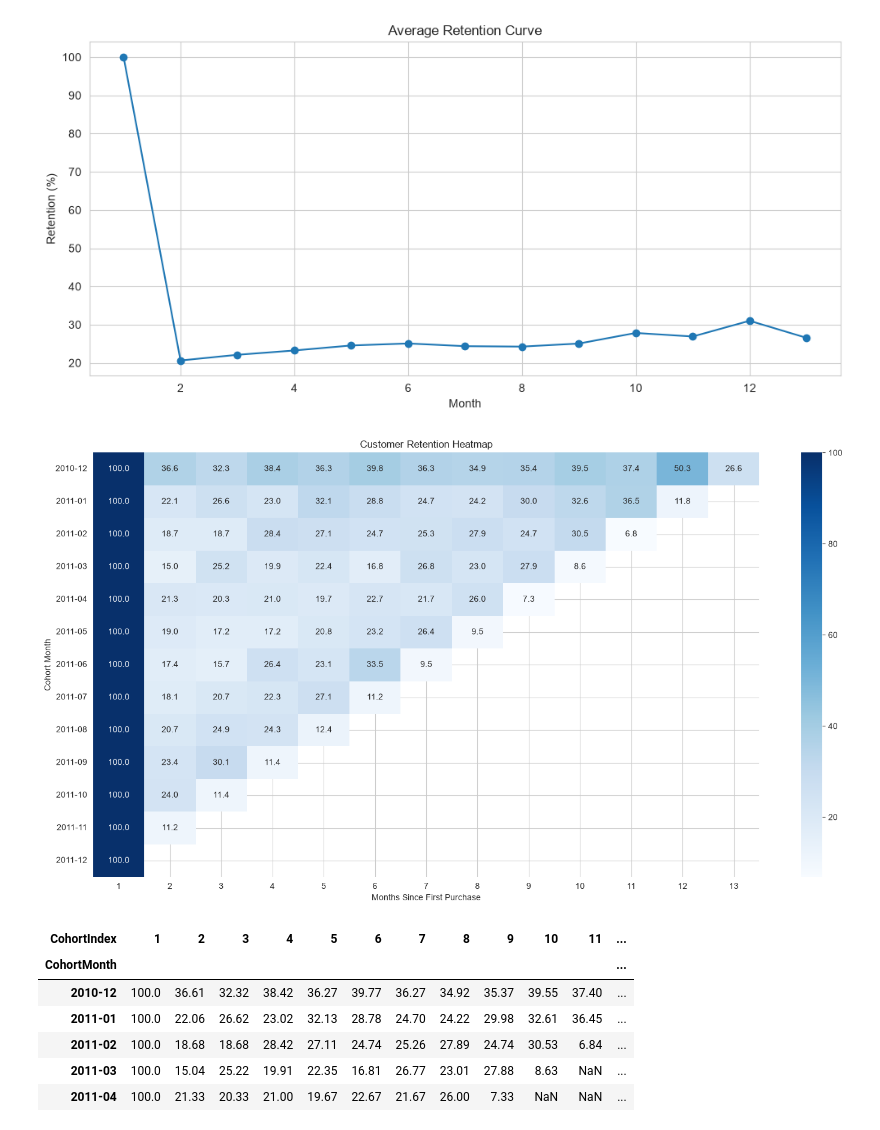
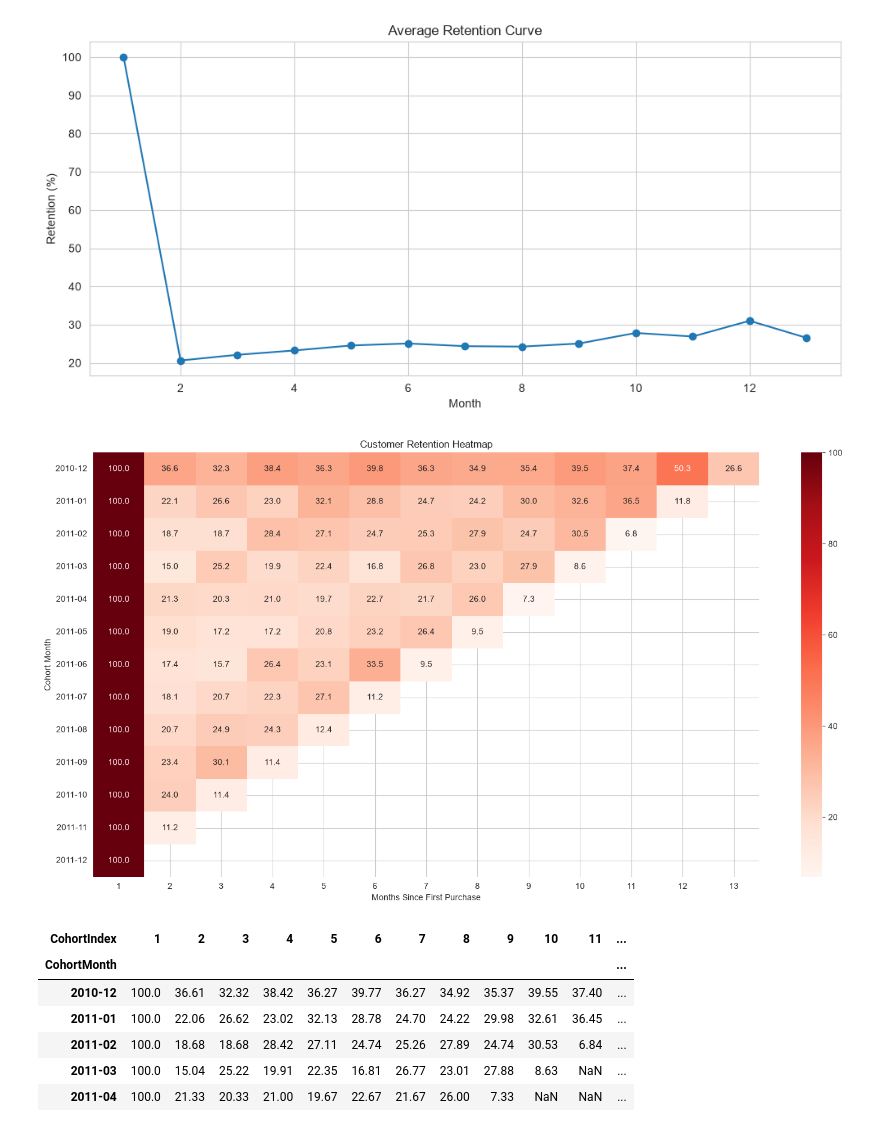
Before and after one commit to vedants0307/SaaS-Cohort-CLTV-Analysis, a Jupyter notebook: notebooks/Cohort_Analysis.ipynb, the cells around one changed output. Drawn from its saved outputs; the diff is of its cells as text; code cells hidden in the pictures.

```diff
--- a/notebooks/Cohort_Analysis.ipynb
+++ b/notebooks/Cohort_Analysis.ipynb
@@ -27,26 +27,26 @@ plt.show()
 # %%
 plt.figure(figsize=(15, 8))
 
 sns.heatmap(
     retention,
     annot=True,
-    cmap="Blues",
+    cmap="Reds",
     fmt=".1f"
 )
 
 plt.title("Customer Retention Heatmap")
 
 plt.xlabel("Months Since First Purchase")
 
 plt.ylabel("Cohort Month")
 
 plt.tight_layout()
 
 plt.savefig("../outputs/retention_heatmap.png")
 
 plt.show()
 # %% [output]
-[figure, old version]
+[figure, new version]
 # %%
 cohort_counts.to_csv(
     "../outputs/cohort_matrix.csv"
```
Also changed, not shown: 1 other file.
